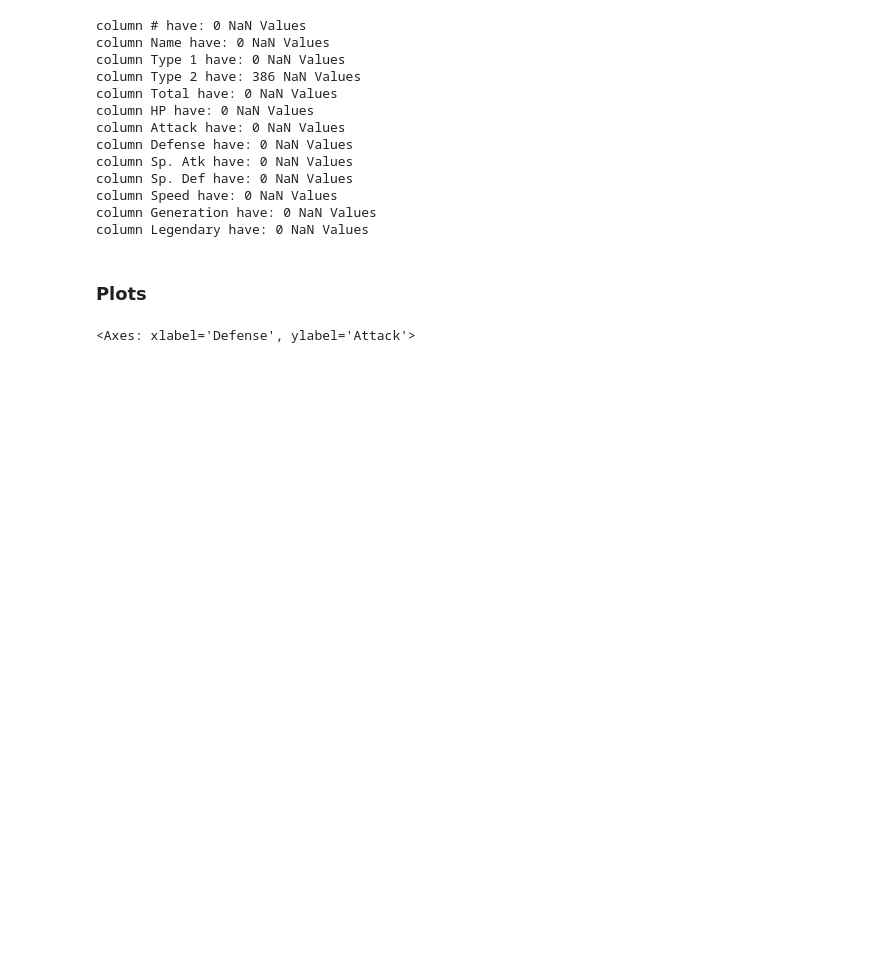
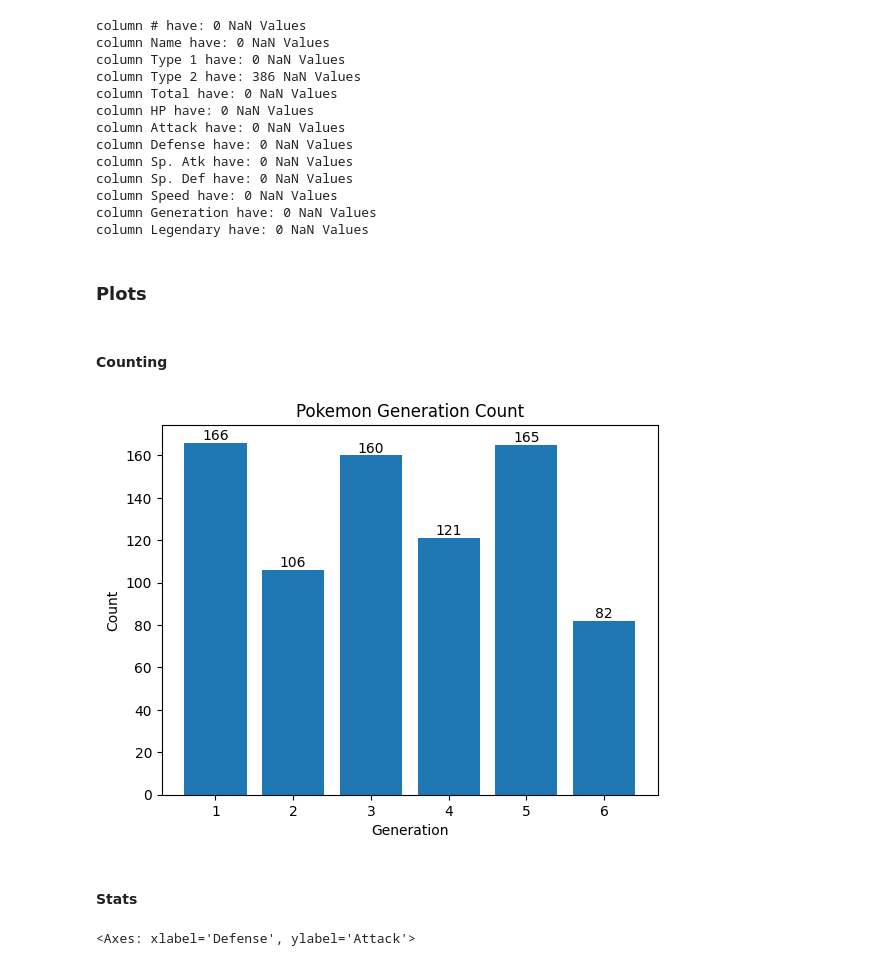
Before and after one commit to mdielacher/Pokemon, a Jupyter notebook: data_cleaning.ipynb, the cells around one changed output. Saved outputs shown, nothing was run; the diff lists cells and outputs as text; code cells hidden in the pictures; blank space fills up the shorter version.

```diff
--- a/data_cleaning.ipynb
+++ b/data_cleaning.ipynb
@@ -81,6 +83,32 @@ column Generation have: 0 NaN Values
 column Legendary have: 0 NaN Values
 # %% [markdown]
 ### Plots
+# %% [markdown]
+#### Counting
+# %%
+generation_count = df['Generation'].value_counts()
+
+# Sorting the values by Generation
+generation_count = generation_count.sort_index()
+
+# Generating the bar plot
+plt.bar(generation_count.index, generation_count.values)
+
+# Adding the exact values above each bar
+for x, y in zip(generation_count.index, generation_count.values):
+    plt.text(x, y, str(y), ha='center', va='bottom')
+
+# Giving the titles
+plt.title('Pokemon Generation Count')
+plt.xlabel('Generation')
+plt.ylabel('Count')
+
+# Showing our plot
+plt.show()
+# %% [output]
+[figure, added]
+# %% [markdown]
+#### Stats
 # %%
 df.plot.scatter(x='Defense', y='Attack')
 # %% [output]
```
Also changed, not shown: parts of 11 cells of this notebook.
